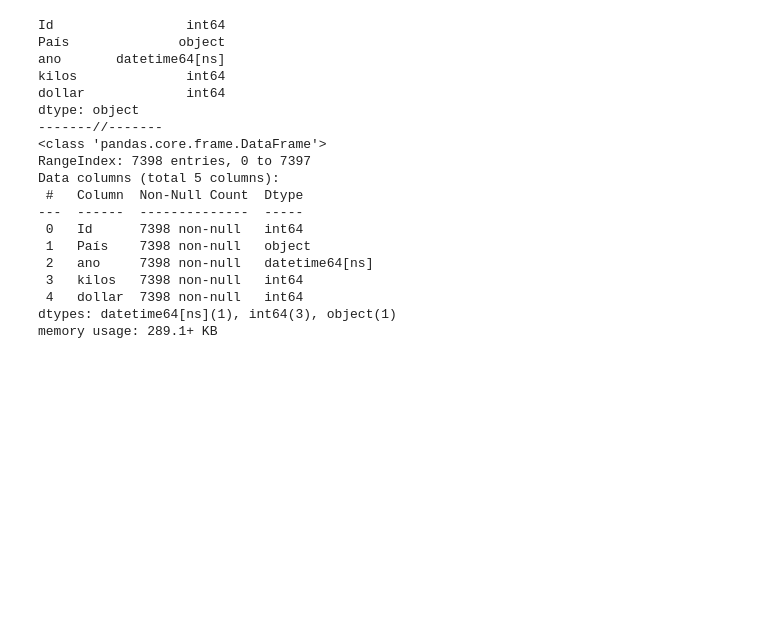
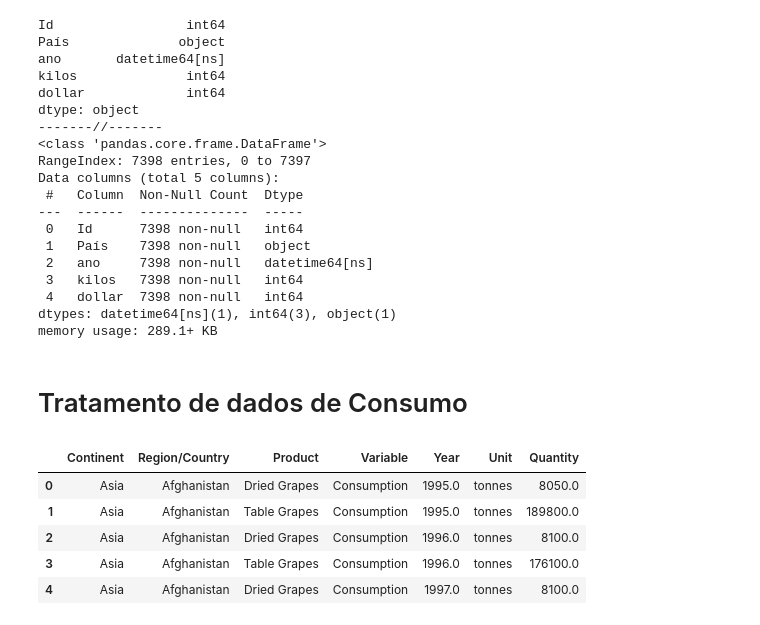
Before and after one commit to Kinrider/TechChallenge, a Jupyter notebook: ETL_vinho.ipynb, the cells around one changed output. Cells and saved outputs as stored; diff of their text form; code cells hidden in the pictures; blank space fills up the shorter version.

```diff
--- a/ETL_vinho.ipynb
+++ b/ETL_vinho.ipynb
@@ -187,0 +194,14 @@ memory usage: 289.1+ KB
+# %% [markdown]
+# Tratamento de dados de Consumo
+# %%
+dado_consumo = '/content/drive/Othercomputers/Meu laptop/Fiap - Scripts/01 - Tech_Challenge/01 - Dados/06 - Demais/Consumo.xlsx'
+# %%
+consumo = pd.read_excel(dado_consumo, sheet_name = 'Export')
+consumo.head()
+# %% [output]
+|  | Continent | Region/Country | Product | Variable | Year | Unit | Quantity |
+| 0 | Asia | Afghanistan | Dried Grapes | Consumption | 1995.0 | tonnes | 8050.0 |
+| 1 | Asia | Afghanistan | Table Grapes | Consumption | 1995.0 | tonnes | 189800.0 |
+| 2 | Asia | Afghanistan | Dried Grapes | Consumption | 1996.0 | tonnes | 8100.0 |
+| 3 | Asia | Afghanistan | Table Grapes | Consumption | 1996.0 | tonnes | 176100.0 |
+| 4 | Asia | Afghanistan | Dried Grapes | Consumption | 1997.0 | tonnes | 8100.0 |
```
Also changed, not shown: parts of 7 cells of this notebook.
